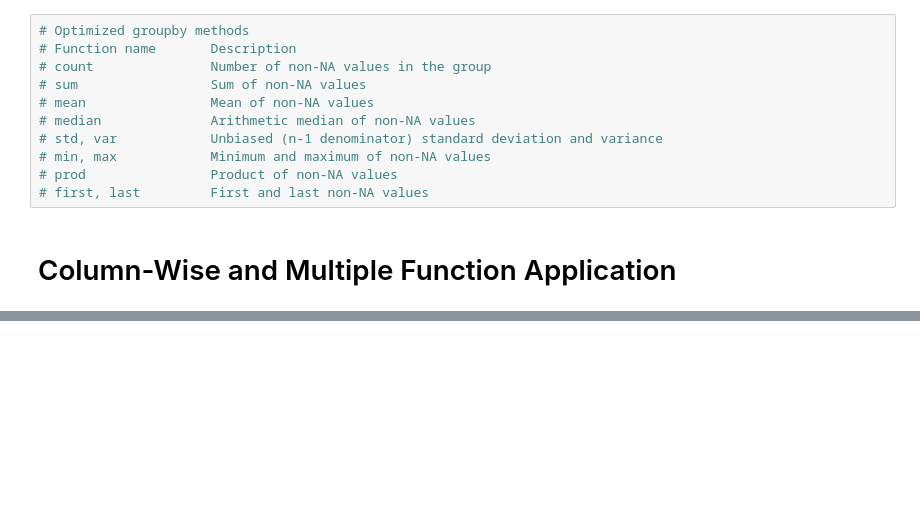
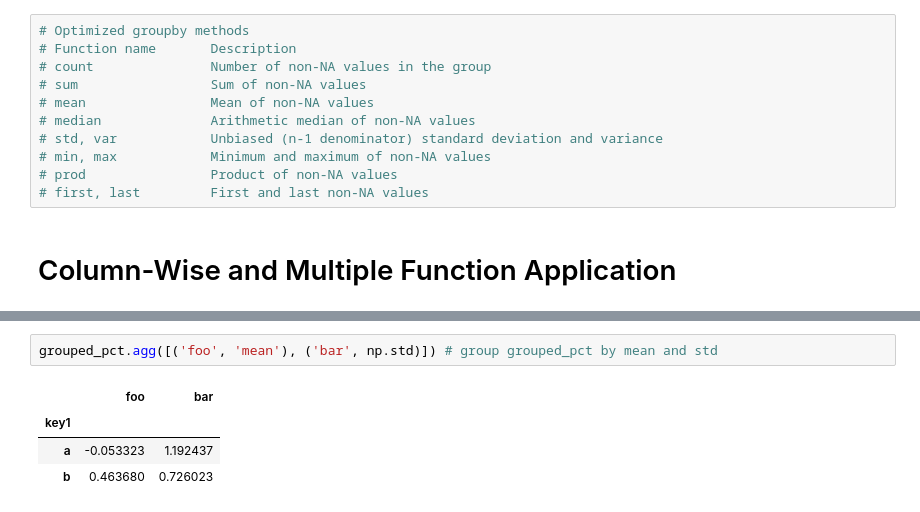
Before and after one commit to ArslanAmanov/Data-Science-Foundations-, a Jupyter notebook: Python for Data Analyses O'reilly_book/ch9_data_aggregation_and_group_ops.ipynb, the cells around one changed output, grey strips where cells are left out. Saved outputs shown, nothing was run; the diff lists cells and outputs as text; blank space fills up the shorter version.

```diff
--- a/Python for Data Analyses O'reilly_book/ch9_data_aggregation_and_group_ops.ipynb
+++ b/Python for Data Analyses O'reilly_book/ch9_data_aggregation_and_group_ops.ipynb
@@ -411,0 +434,7 @@ grouped.describe().T  # group df by key1 and compute describe
+# %%
+grouped_pct.agg([('foo', 'mean'), ('bar', np.std)]) # group grouped_pct by mean and std
+# %% [output]
+|  | foo | bar |
+| key1 |  |  |
+| a | -0.053323 | 1.192437 |
+| b | 0.463680 | 0.726023 |
```
Also changed, not shown: parts of 7 cells of this notebook.
